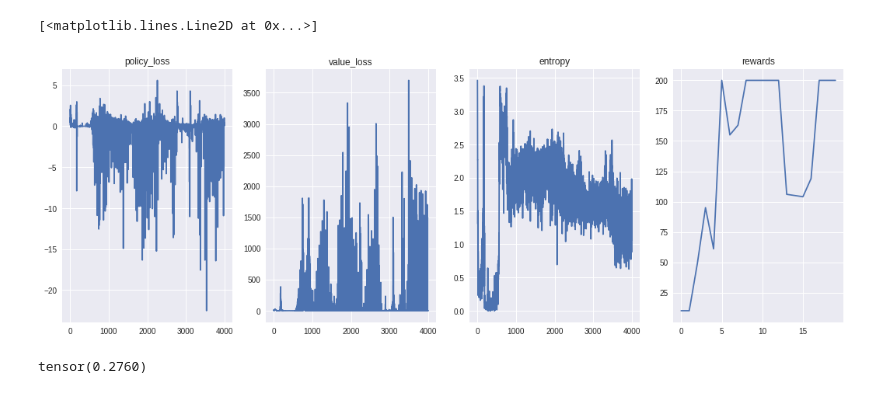
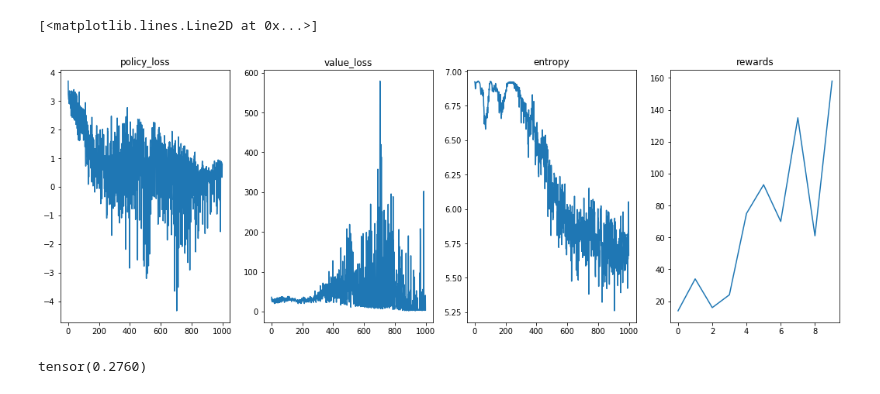
Before and after one commit to BY571/Deep-Reinforcement-Learning-Algorithm-Collection, a Jupyter notebook: Policy Gradient Algorithms/A2C.ipynb, the cells around one changed output. Drawn from its saved outputs; the diff is of its cells as text; code cells hidden in the pictures.

```diff
--- a/Policy Gradient Algorithms/A2C.ipynb
+++ b/Policy Gradient Algorithms/A2C.ipynb
@@ -13,8 +13,8 @@ from torch.distributions import Categorical
 from torch.nn.utils import clip_grad_norm_
 import matplotlib.pyplot as plt
 # %%
-env_name = "CartPole-v0"
-num_envs = 2
+env_name = "CartPole-v0"  #CartPole-v0
+num_envs = 16
 
 def make_env():
     def _thunk():
@@ -85,10 +85,10 @@ def run_optimization(next_state, model, log_probs, values, rewards, masks, entro
     values              = torch.cat(values)
 
     # A(s,a) = Q(s,a)- V(s)
-    advantage = discounted_rewards - values # important! since we dont want to propagate the policy gradient into our value approximation head
+    advantage = discounted_rewards - values.detach() # important! since we dont want to propagate the policy gradient into our value approximation head
     # policy_loss
     actor_loss  = -(log_probs * advantage).mean()
-
+    #actor_loss.backward(retain_graph = True)
 
     value_loss = F.mse_loss(values, discounted_rewards)
     #value_loss = advantage.pow(2).mean()   # same as above
@@ -97,7 +97,7 @@ def run_optimization(next_state, model, log_probs, values, rewards, masks, entro
     value_loss_list.append(value_loss)
     entropy_list.append(entropy)
 
-    loss =  actor_loss + 0.5* value_loss - ENTROPY_BETA * entropy
+    loss = actor_loss+ value_loss - ENTROPY_BETA * entropy.detach() #actor_loss + 0.5*value
 
     optimizer.zero_grad()
     loss.backward()
@@ -111,9 +111,9 @@ CLIP_GRAD = 0.1
 input_shape  = envs.observation_space.shape
 output_shape = envs.action_space.n
 model = A2C(input_shape, output_shape)
-optimizer = optim.Adam(params = model.parameters(),lr = 0.003)
+optimizer = optim.Adam(params = model.parameters(),lr = 0.001)
 
-max_frames   = 20000
+max_frames   = 10000
 frame_idx    = 0
 test_rewards = []
 
@@ -122,7 +122,7 @@ value_loss_list = []
 entropy_list = []
 
 plot_rewards = []
-n_steps = 5
+n_steps = 10
 
 state = envs.reset()
 
@@ -154,34 +154,34 @@ while frame_idx < max_frames:
         state = next_state
         frame_idx += 1
 
         if frame_idx % 1000 == 0:
             test_rewards = test_current_model()
             plot_rewards.append(test_rewards)
 
     run_optimization(next_state, model, log_probs, values, rewards,masks, entropy)
 
 
 
 
 
 # PLOTTING RESULTS
 
 plt.figure(figsize = (18,6))
 plt.subplot(1,4,1)
 plt.title("policy_loss")
 plt.plot(actor_loss_list)
 plt.subplot(1,4,2)
 plt.title("value_loss")
 plt.plot(value_loss_list)
 plt.subplot(1,4,3)
 plt.title("entropy")
 plt.plot(entropy_list)
 plt.subplot(1,4,4)
 plt.title("rewards")
 plt.plot(plot_rewards)
 # %% [output]
 [<matplotlib.lines.Line2D at 0x...>]
-[figure, old version]
+[figure, new version]
 # %%
 a = torch.Tensor([0.4764, 0.1444, 0.3931, 0.2760])
 # %%
```
